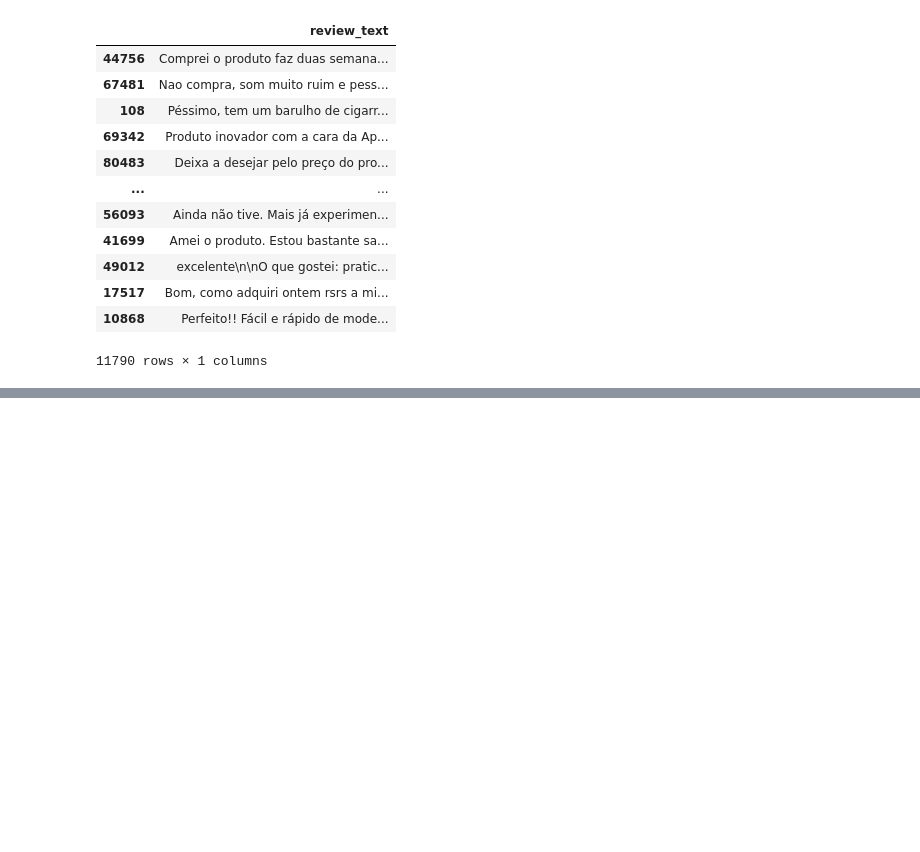
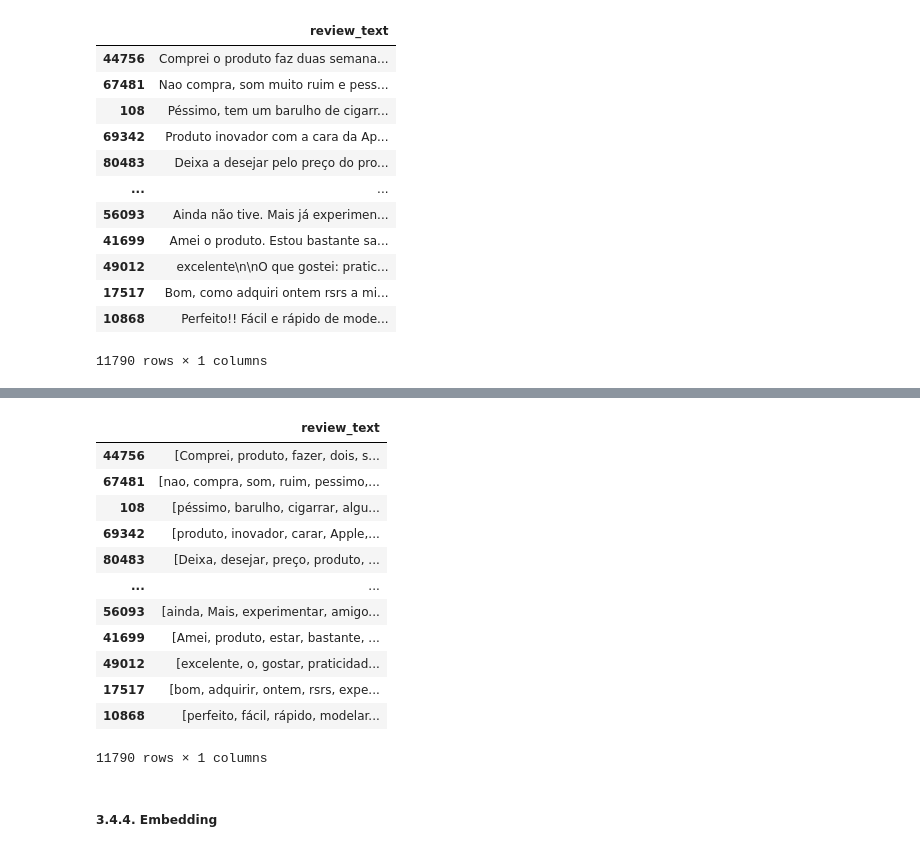
Before and after one commit to rogeriobarbosaa/NLP-Sentiment-Classification-PyTorch, a Jupyter notebook: notebooks/p2_preparation.ipynb, the cells around one changed output, grey strips where cells are left out. Drawn from its saved outputs; the diff is of its cells as text; code cells hidden in the pictures; blank space fills up the shorter version.

```diff
--- a/notebooks/p2_preparation.ipynb
+++ b/notebooks/p2_preparation.ipynb
@@ -228,0 +294,22 @@ X_train
+# %%
+nlp = spacy.load("pt_core_news_sm")
+# %%
+X_train["review_text"] = X_train["review_text"].apply(lambda x: lematiza_tokens(x, nlp))
+# %%
+X_train
+# %% [output]
+|  | review_text |
+| 44756 | [Comprei, produto, fazer, dois, s... |
+| 67481 | [nao, compra, som, ruim, pessimo,... |
+| 108 | [péssimo, barulho, cigarrar, algu... |
+| 69342 | [produto, inovador, carar, Apple,... |
+| 80483 | [Deixa, desejar, preço, produto, ... |
+| ... | ... |
+| 56093 | [ainda, Mais, experimentar, amigo... |
+| 41699 | [Amei, produto, estar, bastante, ... |
+| 49012 | [excelente, o, gostar, praticidad... |
+| 17517 | [bom, adquirir, ontem, rsrs, expe... |
+| 10868 | [perfeito, fácil, rápido, modelar... |
+11790 rows × 1 columns
+# %% [markdown]
+##### 3.4.4. Embedding
```
Also changed, not shown: parts of 13 cells of this notebook.
